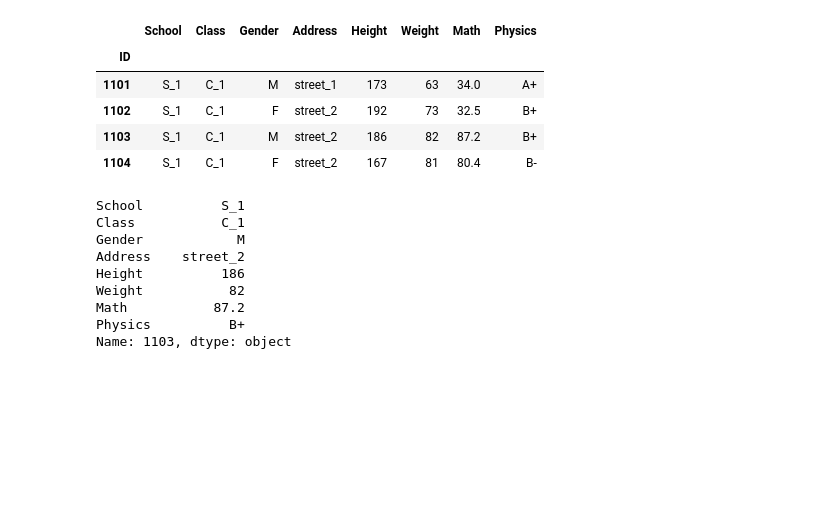
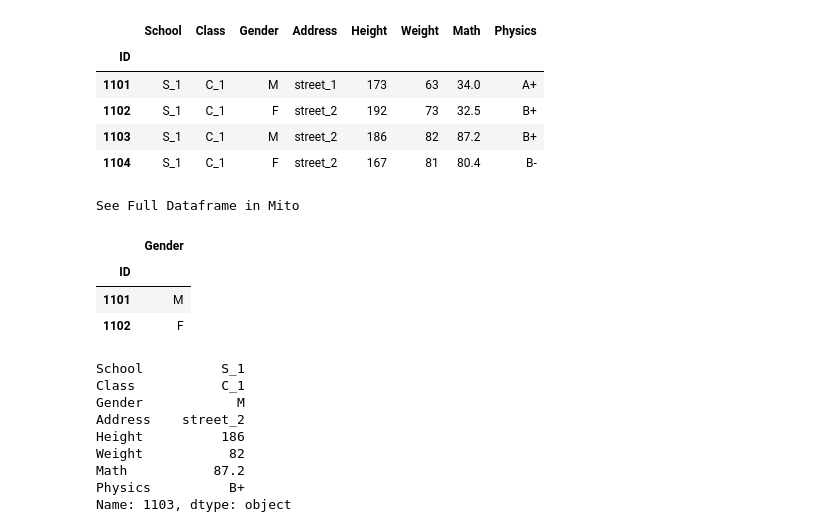
Before and after one commit to Gavince/Python, a Jupyter notebook: data_analysis/Pandas/joyful-pandas/第2章 索引.ipynb, the cells around one changed output. Saved outputs shown, nothing was run; the diff lists cells and outputs as text; code cells hidden in the pictures; blank space fills up the shorter version.

```diff
--- a/data_analysis/Pandas/joyful-pandas/第2章 索引.ipynb
+++ b/data_analysis/Pandas/joyful-pandas/第2章 索引.ipynb
@@ -31,6 +31,14 @@ See Full Dataframe in Mito
 | 1102 | S_1 | C_1 | F | street_2 | 192 | 73 | 32.5 | B+ |
 | 1103 | S_1 | C_1 | M | street_2 | 186 | 82 | 87.2 | B+ |
 | 1104 | S_1 | C_1 | F | street_2 | 167 | 81 | 80.4 | B- |
+# %%
+df.iloc[[0, 1],[2]]
+# %% [output]
+See Full Dataframe in Mito
+|  | Gender |
+| ID |  |
+| 1101 | M |
+| 1102 | F |
 # %%
 df.iloc[2]
 # %% [output]
```
Also changed, not shown: parts of 4 cells of this notebook, 8 other files.
